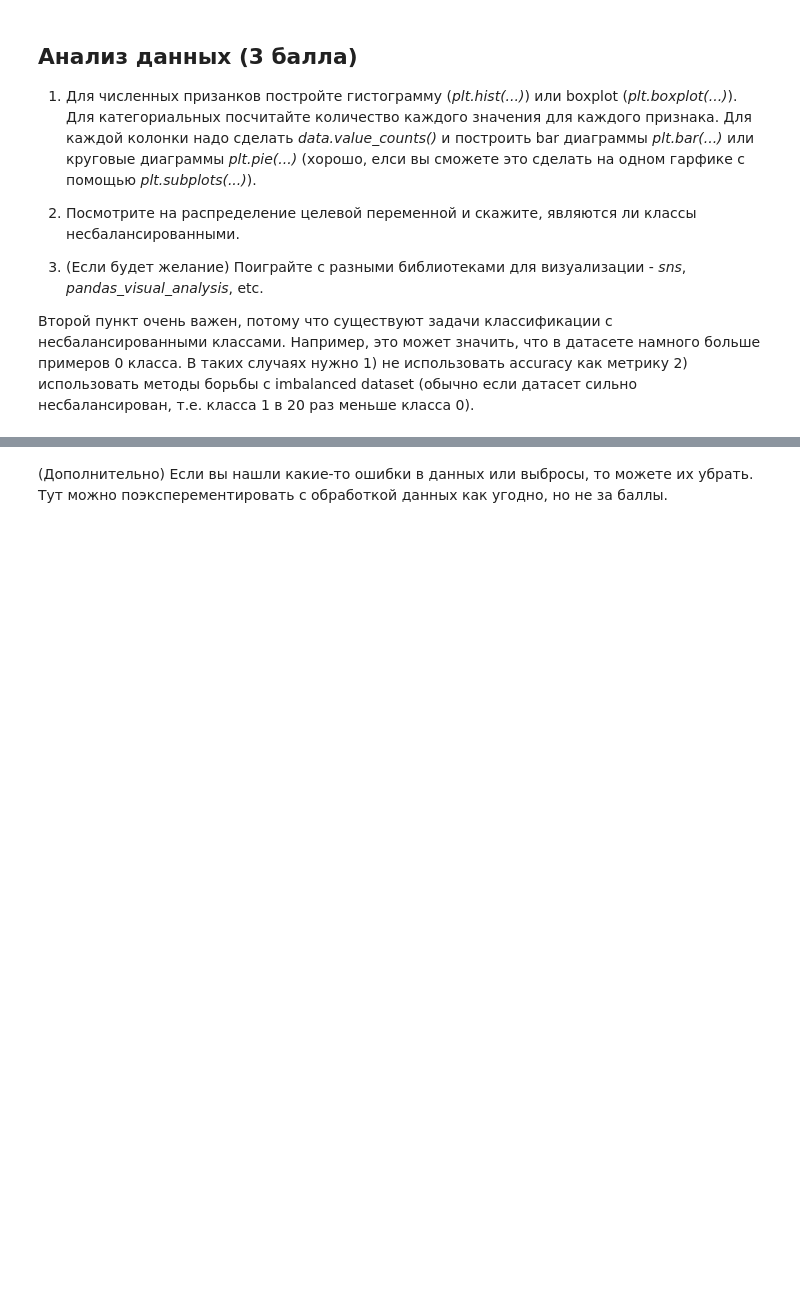
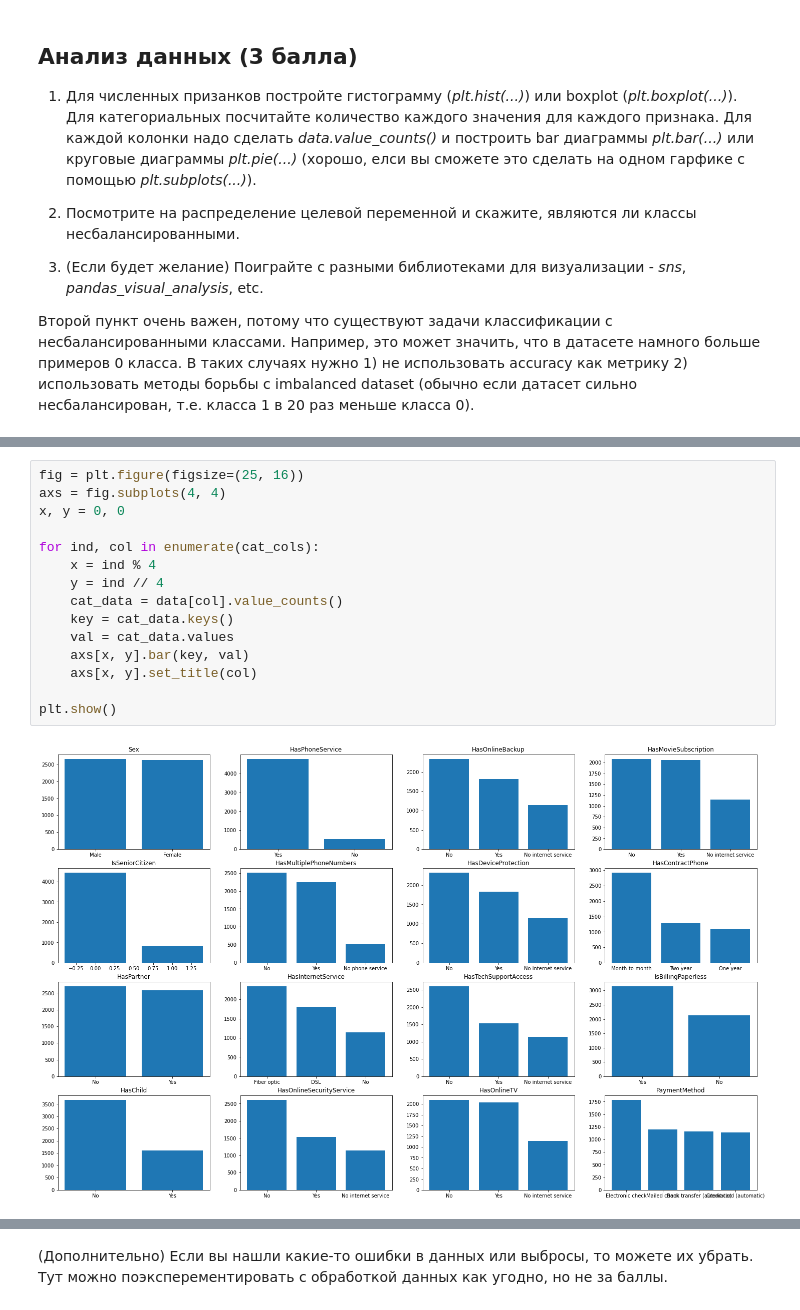
Before and after one commit to Felecort/DLS-Rush, a Jupyter notebook: Matherials/3_7_Algorithm_compositions_and_model_selection/homework/baseline.ipynb, the cells around one changed output, grey strips where cells are left out. Saved outputs shown, nothing was run; the diff lists cells and outputs as text; blank space fills up the shorter version.

```diff
--- a/Matherials/3_7_Algorithm_compositions_and_model_selection/homework/baseline.ipynb
+++ b/Matherials/3_7_Algorithm_compositions_and_model_selection/homework/baseline.ipynb
@@ -163,0 +160,17 @@ for i in tmp:
+# %%
+fig = plt.figure(figsize=(25, 16))
+axs = fig.subplots(4, 4)
+x, y = 0, 0
+
+for ind, col in enumerate(cat_cols):
+    x = ind % 4
+    y = ind // 4
+    cat_data = data[col].value_counts()
+    key = cat_data.keys()
+    val = cat_data.values
+    axs[x, y].bar(key, val)
+    axs[x, y].set_title(col)
+
+plt.show()
+# %% [output]
+[figure, added]
```
Also changed, not shown: parts of 9 cells of this notebook.
